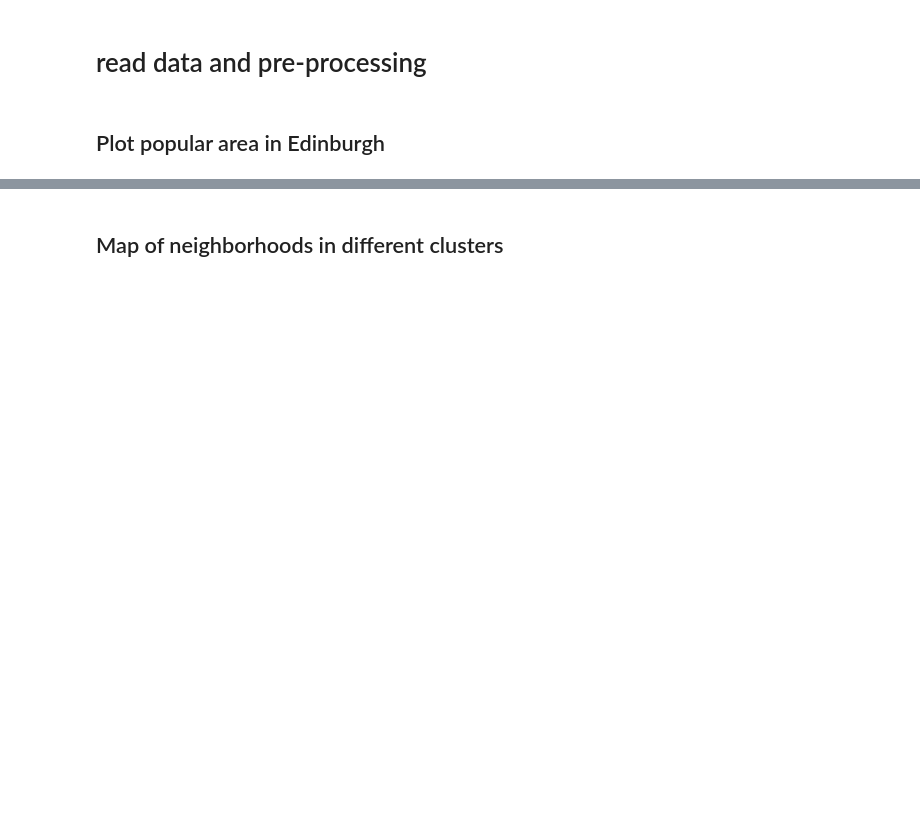
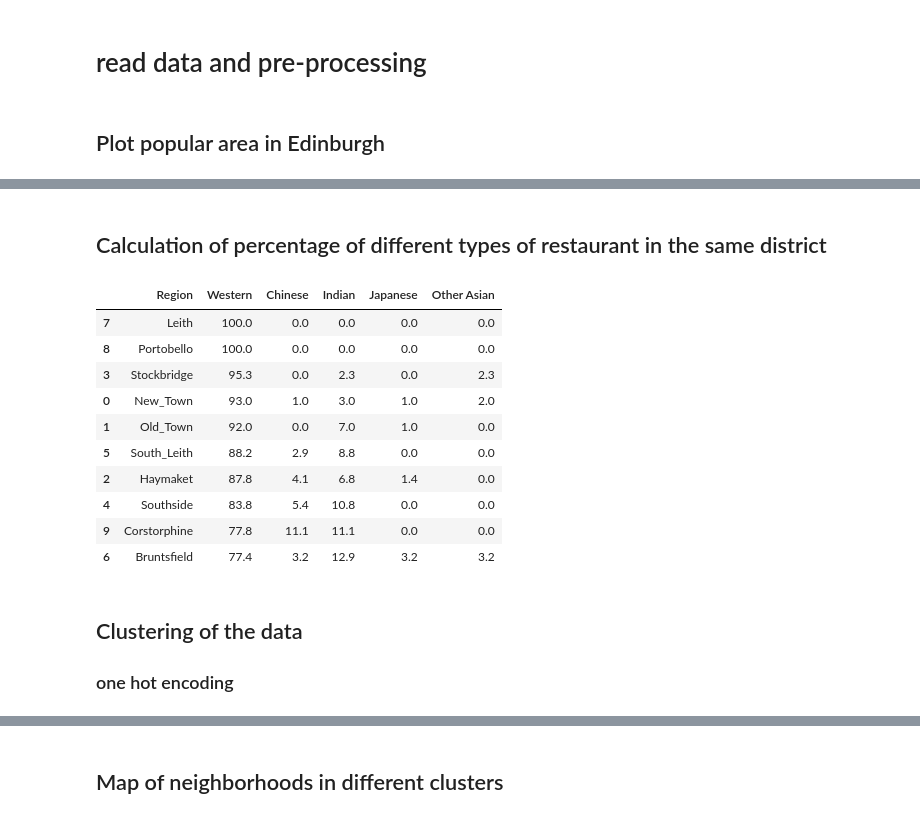
Before and after one commit to wleetak/Coursera_Capstone, a Jupyter notebook: Restaurant.ipynb, the cells around one changed output, grey strips where cells are left out. Cells and saved outputs as stored; diff of their text form; code cells hidden in the pictures; blank space fills up the shorter version.

```diff
--- a/Restaurant.ipynb
+++ b/Restaurant.ipynb
@@ -285,0 +258,25 @@ NameError: name 'edi_data' is not defined
+# %% [markdown]
+## Calculation of percentage of different types of restaurant in the same district
+# %%
+all['Chinese'] = all['Chinese']/all['Total']*100
+all['Indian'] = all['Indian']/all['Total']*100
+all['Japanese'] = all['Japanese']/all['Total']*100
+all['Other Asian'] = all['Other Asian']/all['Total']*100
+all['Western'] = all['Western']/all['Total']*100
+all = all.round(decimals=1)
+all[['Region','Western','Chinese','Indian','Japanese','Other Asian']].sort_values('Western',ascending=False)
+# %% [output]
+|  | Region | Western | Chinese | Indian | Japanese | Other Asian |
+| 7 | Leith | 100.0 | 0.0 | 0.0 | 0.0 | 0.0 |
+| 8 | Portobello | 100.0 | 0.0 | 0.0 | 0.0 | 0.0 |
+| 3 | Stockbridge | 95.3 | 0.0 | 2.3 | 0.0 | 2.3 |
+| 0 | New_Town | 93.0 | 1.0 | 3.0 | 1.0 | 2.0 |
+| 1 | Old_Town | 92.0 | 0.0 | 7.0 | 1.0 | 0.0 |
+| 5 | South_Leith | 88.2 | 2.9 | 8.8 | 0.0 | 0.0 |
+| 2 | Haymaket | 87.8 | 4.1 | 6.8 | 1.4 | 0.0 |
+| 4 | Southside | 83.8 | 5.4 | 10.8 | 0.0 | 0.0 |
+| 9 | Corstorphine | 77.8 | 11.1 | 11.1 | 0.0 | 0.0 |
+| 6 | Bruntsfield | 77.4 | 3.2 | 12.9 | 3.2 | 3.2 |
+# %% [markdown]
+## Clustering of the data
+### one hot encoding
```
Also changed, not shown: parts of 50 cells of this notebook.
